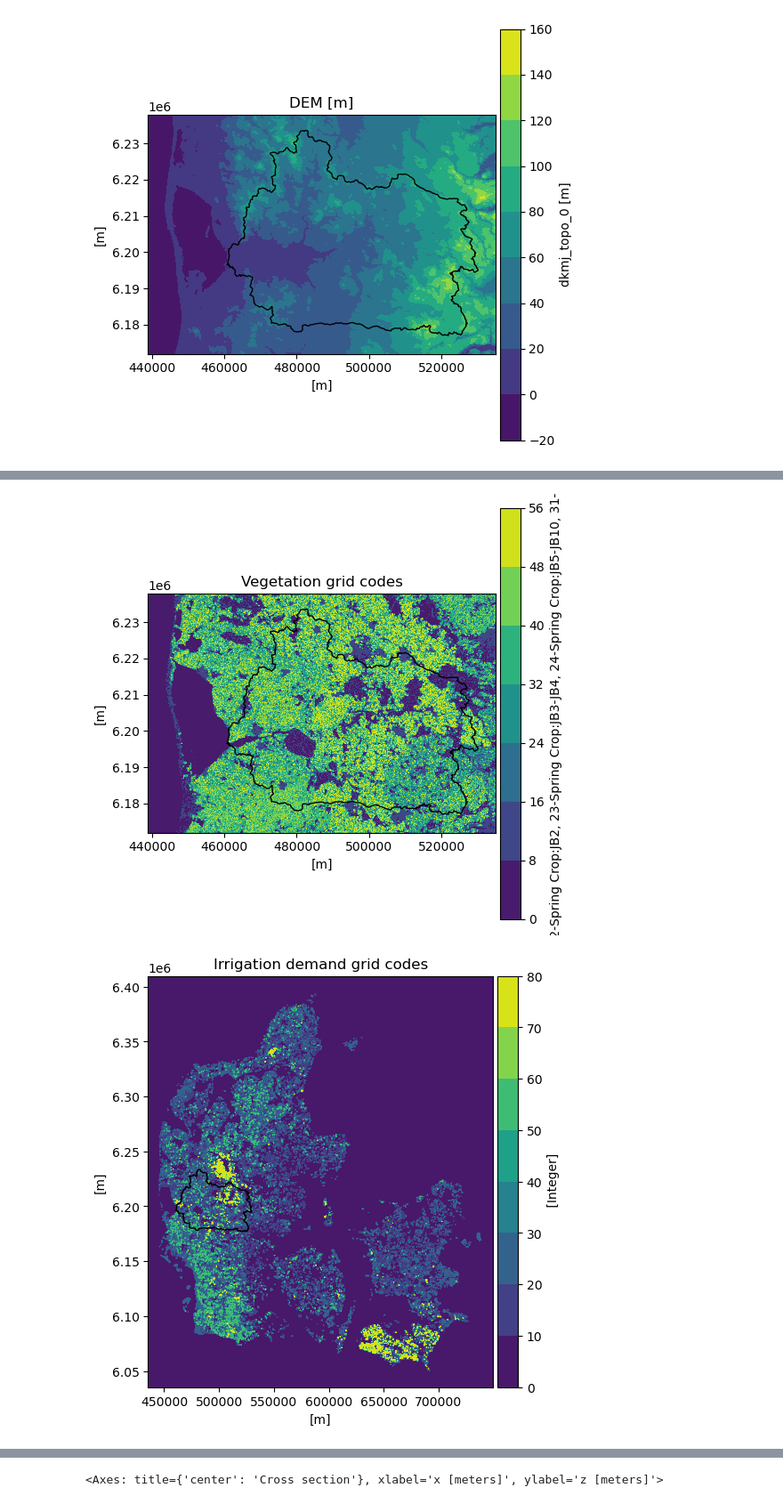
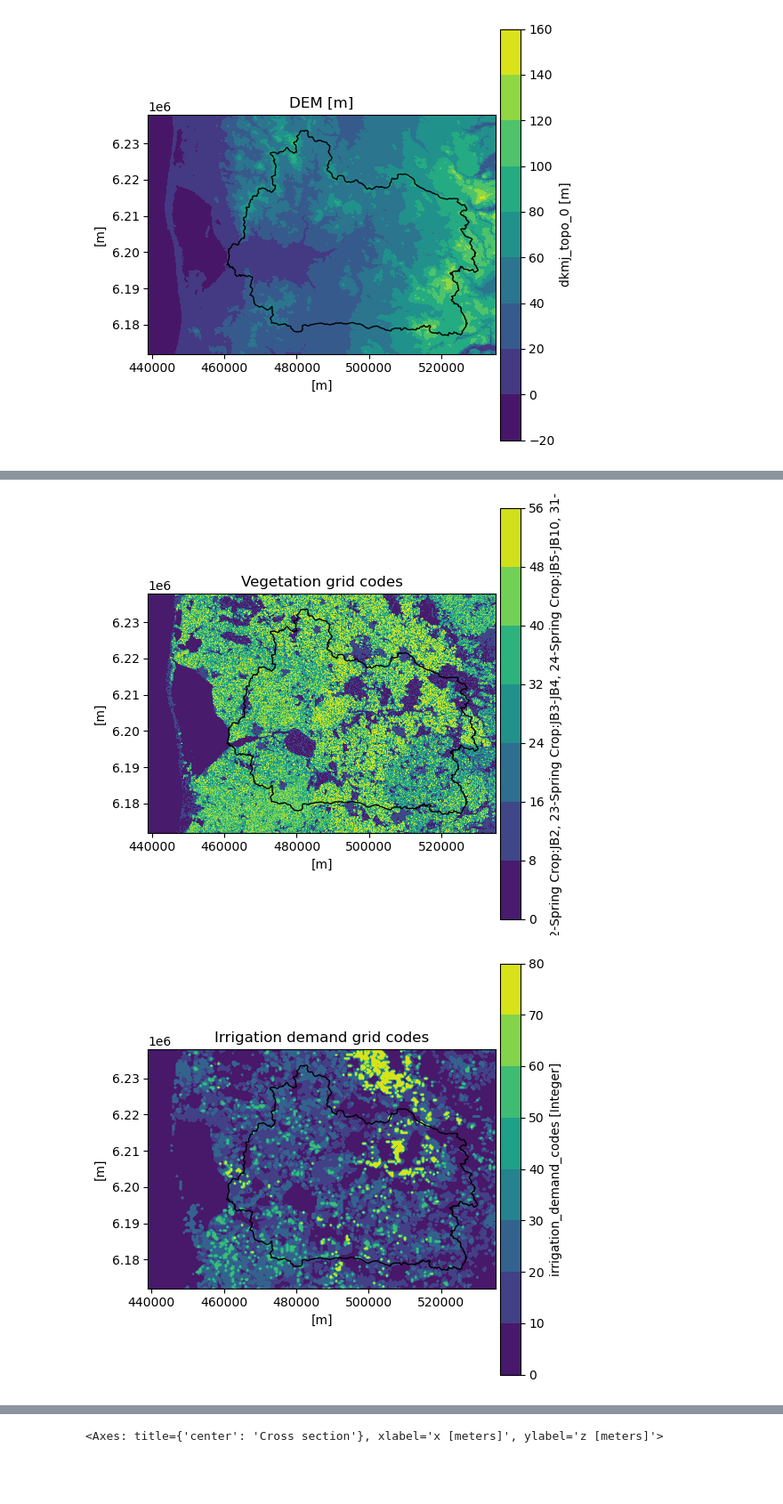
Before and after one commit to DHI/WaterBench-MIKESHE-Skjern, a Jupyter notebook: code/explore_input_data.ipynb, the cells around one changed output, grey strips where cells are left out. Shown at 89% size. Cells and saved outputs as stored; diff of their text form; code cells hidden in the pictures; blank space fills up the shorter version.

```diff
--- a/code/explore_input_data.ipynb
+++ b/code/explore_input_data.ipynb
@@ -161,7 +160,7 @@ items:
 
 # Vegetation grid codes data
 fig, ax = plt.subplots(figsize=(6, 6))
-landuse_dfs2 = mikeio.read(filepath + r"\land_use\DK_Landuse_9kl_5cropsCorr_100m_MB500.dfs2")
+landuse_dfs2 = mikeio.read(filepath + r"\land_use\DK_Landuse_9classes_5cropsCorr_100m_MB500.dfs2")
 landuse_dfs2[0].plot.contourf(title='Vegetation grid codes',ax=ax)
 print('Land use demand dfs2:', landuse_dfs2)
 domain_shp.plot(facecolor='none', edgecolor='black',ax=ax)
@@ -169,7 +168,7 @@ domain_shp.plot(facecolor='none', edgecolor='black',ax=ax)
 
 # Irrigation demand data
 fig, ax = plt.subplots(figsize=(6, 6))
-ID_dfs2 = mikeio.read(filepath + r"\land_use\crop_map_irrigation_5class_500m.dfs2")
+ID_dfs2 = mikeio.read(filepath + r"\land_use\crop_map_irrigation_5class_500m_trimmed.dfs2")
 ID_dfs2[0].plot.contourf(title='Irrigation demand grid codes',ax=ax)
 print('Irrigation demand dfs2:', ID_dfs2)
 domain_shp.plot(facecolor='none', edgecolor='black',ax=ax)
@@ -199,10 +198,10 @@ items:
 ... (11 lines left out)
   6:  end_SBarley <Fraction> (  )
   7:  end_Grass <Fraction> (  )
   8:  end_Maize <Fraction> (  )
   9:  end_Rootveg <Fraction> (  )
 [figure]
-[figure, old version]
+[figure, new version]
 [figure]
 [figure]
 # %%
```
Also changed, not shown: parts of 3 cells of this notebook, 1 other file.
